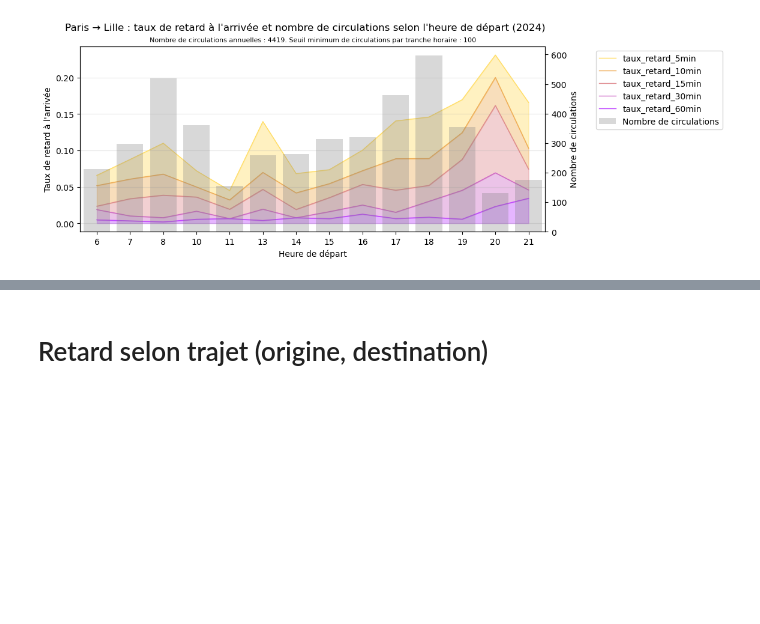
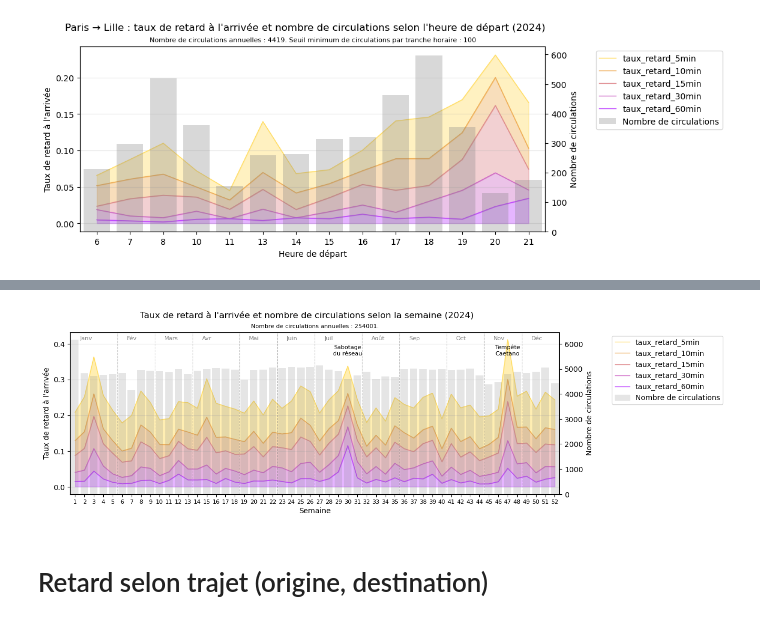
Before and after one commit to Gallien-e/analyse-retard-sncf, a Jupyter notebook: notebooks/2-EDA-2024.ipynb, the cells around one changed output, grey strips where cells are left out. Drawn from its saved outputs; the diff is of its cells as text; code cells hidden in the pictures; blank space fills up the shorter version.

```diff
--- a/notebooks/2-EDA-2024.ipynb
+++ b/notebooks/2-EDA-2024.ipynb
@@ -1045,3 +1045,93 @@ plt.show()
+# %%
+# Graphique plus général, toute origine et destination confonue, mais ans les vacances scolaires (qui n'ont manifestement aucun impact notable)
+
+semaines = np.arange(1, 53)
+
+# Taux de retard à l'arrivée selon la semaine
+stats = df.groupby(["num_semaine"]).agg(
+    retard_arrivee_moyen = ('ret_arrivee', 'mean'),
+    retard_arrivee_median = ('ret_arrivee', 'median'),
+    taux_retard_5min = ('ret_arrivee_5min', 'mean'),
+    taux_retard_10min = ('ret_arrivee_10min', 'mean'),
+    taux_retard_15min = ('ret_arrivee_15min', 'mean'),
+    taux_retard_30min = ('ret_arrivee_30min', 'mean'),
+    taux_retard_60min = ('ret_arrivee_60min', 'mean'),
+    nb_circ = ('id_circ', 'count')
+)
+
+# considère la semaine comme une chaine de caractères (pour l'affichage)
+stats.index = stats.index.astype(str)
+
+# graphique
+plt.figure(figsize=(12, 4))
+plt.suptitle(f"Taux de retard à l'arrivée et nombre de circulations selon la semaine (2024)")
+plt.title(f"Nombre de circulations annuelles : {stats['nb_circ'].sum()}.", fontsize=8)
+plt.xlabel("Semaine")
+
+# taux de retard
+ax = plt.gca()
+colors = ["#ffde66", '#efad57', '#df8b8f', '#cf69c7', '#bf47ff']
+lineplot = sns.lineplot(data=stats[["taux_retard_5min", "taux_retard_10min", "taux_retard_15min",
+                                    "taux_retard_30min", "taux_retard_60min"]],
+                        palette=colors, dashes=False, markers=False, linewidth=1, ax=ax)
+ax.fill_between(stats.index, stats["taux_retard_5min"], stats["taux_retard_10min"], color=colors[0], alpha=0.5)
+ax.fill_between(stats.index, stats["taux_retard_10min"], stats["taux_retard_15min"], color=colors[1], alpha=0.5)
+ax.fill_between(stats.index, stats["taux_retard_15min"], stats["taux_retard_30min"], color=colors[2], alpha=0.5)
+ax.fill_between(stats.index, stats["taux_retard_30min"], stats["taux_retard_60min"], color=colors[3], alpha=0.5)
+ax.fill_between(stats.index, stats["taux_retard_60min"], 0, color=colors[4], alpha=0.4)
+ax.set_ylabel("Taux de retard à l'arrivée")
+ax.grid(axis='y', alpha=0.3)
+
+# nombre de circulations
+ax2 = ax.twinx()
+barplot = sns.barplot(data=stats["nb_circ"], ax=ax2, color="gray", alpha=0.2, label="Nombre de circulations")
+ax2.set_ylabel("Nombre de circulations")
+
+# légende
+handles1, labels1 = ax.get_legend_handles_labels()
+nombre_de_circulations_patch = mpatches.Patch(color="#e5e5e5", label="Nombre de circulations")
+handles2 = [nombre_de_circulations_patch]
+ax.legend(handles1 + handles2, labels1 + labels2, loc="upper left", bbox_to_anchor=(1.1, 1))
+
+# barre verticale entre chaque mois
+mois_separateurs = [1, 6, 10, 14, 19, 23, 27, 32, 36, 41, 45, 49]
+for sep in mois_separateurs:
+    if str(sep) in stats.index:
+        ax.axvline(x=stats.index.get_loc(str(sep))-0.5, color='gray', linestyle='--', alpha=0.5, linewidth=0.8)
+
+# label pour chaque mois
+mois_labels = ["Janv", "Fév", "Mars", "Avr", "Mai", "Juin", "Juil", "Août", "Sep", "Oct", "Nov", "Déc"]
+for sep in mois_separateurs:
+    if str(sep) in stats.index:
+        ax.text(stats.index.get_loc(str(sep))+0.5, ax.get_ylim()[1]*0.95, mois_labels[mois_separateurs.index(sep)], fontsize=8, color='gray')
+
+# labels axe x (numéros de semaines)
+ax.set_xticks(range(len(stats.index)))
+ax.set_xticklabels(stats.index, fontsize=8)
+
+# semaine 47 : 'tempête Caetano'
+ax.text(stats.index.get_loc('47'), ax.get_ylim()[1]*0.85, "Tempête\nCaetano", fontsize=8, color='black', ha='center')
+
+# semaine 30 : 'Sabotage du réseau'
+ax.text(stats.index.get_loc('30'), ax.get_ylim()[1]*0.85, "Sabotage\ndu réseau", fontsize=8, color='black', ha='center')
+
+plt.show()
+
+# constat :
+# vacances scolaires -> impact subtil voire nul sur les retards.
+# jours friés -> aucun impact sur les retards.
+
+# 26-28 juillet 2024 (semaine 30)
+# - "attaque massive", sabotage coordoné du réseau, incendies volontaires. lignes Atlantique, Nord et Est impactées.
+# - https://www.lemonde.fr/economie/article/2024/07/26/sncf-attaque-massive-contre-le-reseau-tgv-le-jour-des-jo_6258709_3234.html
+
+# 20-22 novembre 2024 (semaine 47)
+# - tempête Caetano : épisode hivernal précoce avec neige, verglas et vents violents.
+# - https://www.ouest-france.fr/meteo/neige/neige-et-verglas-de-nombreux-trains-en-retard-ou-supprimes-81c3adce-a822-11ef-9190-7abd4499cf18
+# - https://www.francebleu.fr/infos/transports/depression-caetano-des-trains-retardes-en-bretagne-a-cause-du-vent-violent-7635508
+# - https://meteofrance.com/actualites-et-dossiers/actualites/tempete-caetano-un-episode-hivernal-precoce-avec-neige-en-plaine
+# %% [output]
+[figure, added]
 # %% [markdown]
 # Retard selon trajet (origine, destination)
 # %%
```
Also changed, not shown: parts of 2 cells of this notebook.
